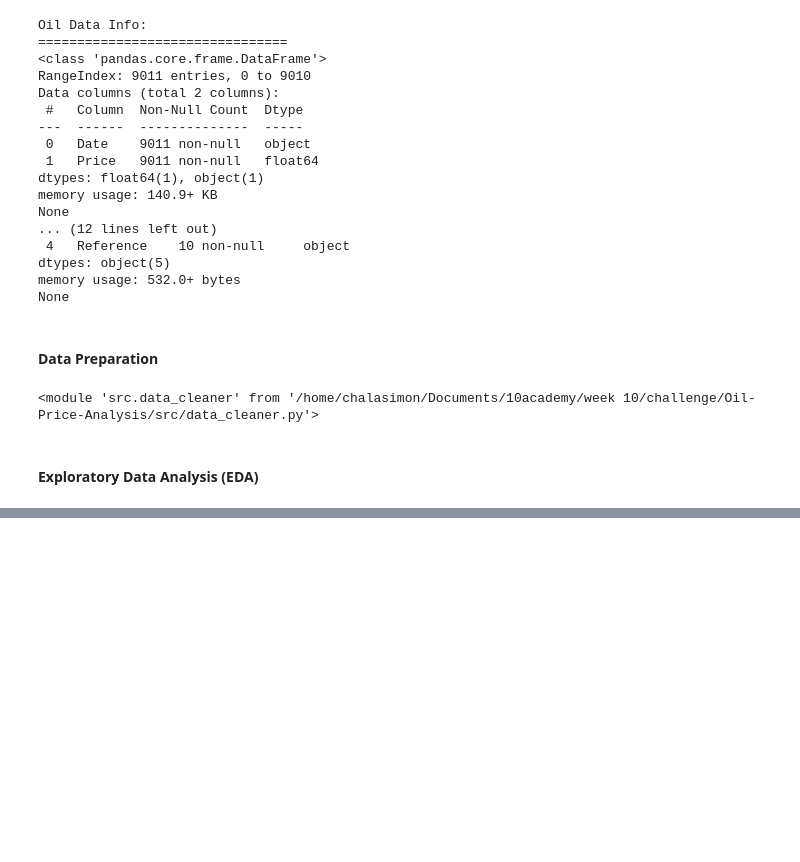
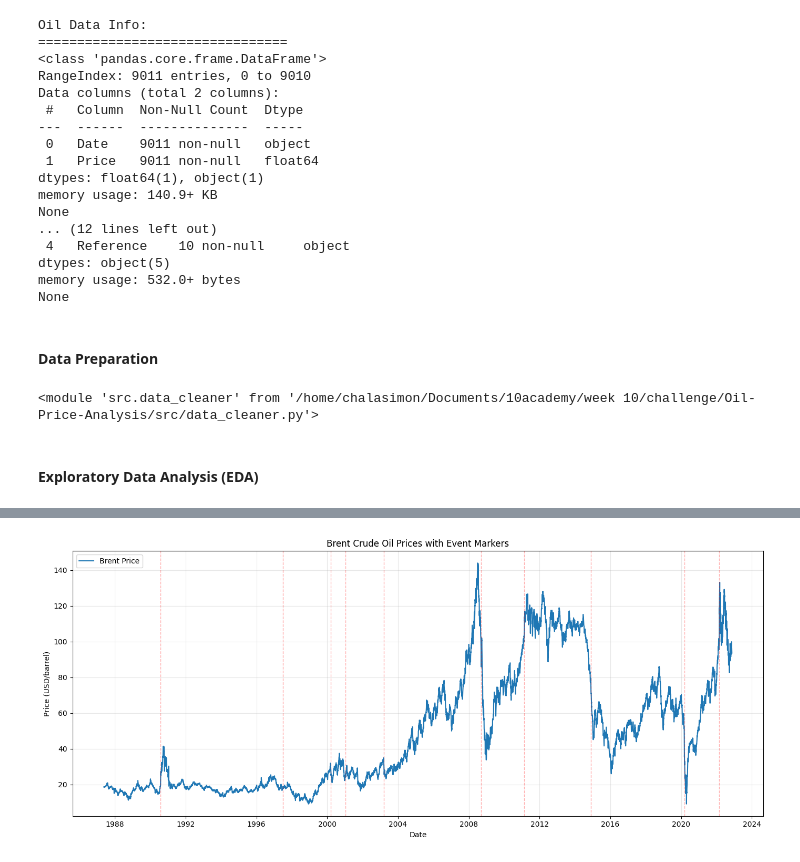
Before and after one commit to chalasimon/Oil-Price-Analysis, a Jupyter notebook: notebook/bayesian_analysis.ipynb, the cells around one changed output, grey strips where cells are left out. Saved outputs shown, nothing was run; the diff lists cells and outputs as text; code cells hidden in the pictures; blank space fills up the shorter version.

```diff
--- a/notebook/bayesian_analysis.ipynb
+++ b/notebook/bayesian_analysis.ipynb
@@ -103,0 +125,7 @@ event_data_cleaned = event_data_cleaner.transform_event(event_data)
+# %%
+# initialize the visualizer
+visualizer = BrentVisualizer(oil_data_cleaned)
+# %%
+visualizer.plot_raw_prices(events=event_data_cleaned)
+# %% [output]
+[figure, added]
```
Also changed, not shown: parts of 3 cells of this notebook, 1 other file.
